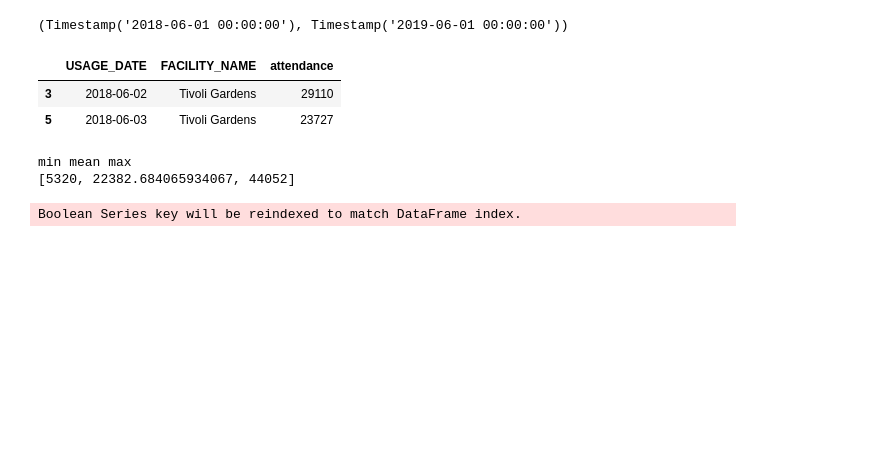
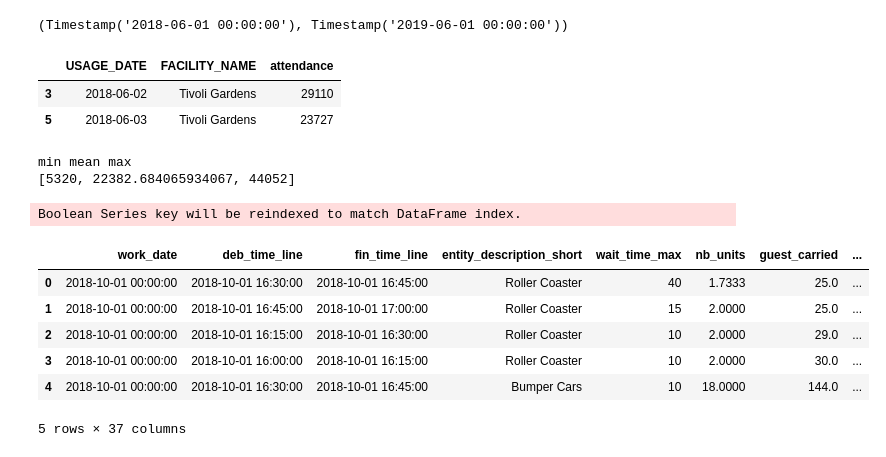
Before and after one commit to AntoineMellerio/regression-waiting-line-ElevenStrategy, a Jupyter notebook: notebooks/0-sandbox-Antoine.ipynb, the cells around one changed output. Cells and saved outputs as stored; diff of their text form; code cells hidden in the pictures; blank space fills up the shorter version.

```diff
--- a/notebooks/0-sandbox-Antoine.ipynb
+++ b/notebooks/0-sandbox-Antoine.ipynb
@@ -112,3 +112,14 @@ min mean max
 Boolean Series key will be reindexed to match DataFrame index.
 # %%
 fig.show()
+# %%
+df = pd.read_csv(os.path.join(data_path, 'all_data_clean.csv'))
+df.head()
+# %% [output]
+|  | work_date | deb_time_line | fin_time_line | entity_description_short | wait_time_max | nb_units | guest_carried | ... |
+| 0 | 2018-10-01 00:00:00 | 2018-10-01 16:30:00 | 2018-10-01 16:45:00 | Roller Coaster | 40 | 1.7333 | 25.0 | ... |
+| 1 | 2018-10-01 00:00:00 | 2018-10-01 16:45:00 | 2018-10-01 17:00:00 | Roller Coaster | 15 | 2.0000 | 25.0 | ... |
+| 2 | 2018-10-01 00:00:00 | 2018-10-01 16:15:00 | 2018-10-01 16:30:00 | Roller Coaster | 10 | 2.0000 | 29.0 | ... |
+| 3 | 2018-10-01 00:00:00 | 2018-10-01 16:00:00 | 2018-10-01 16:15:00 | Roller Coaster | 10 | 2.0000 | 30.0 | ... |
+| 4 | 2018-10-01 00:00:00 | 2018-10-01 16:30:00 | 2018-10-01 16:45:00 | Bumper Cars | 10 | 18.0000 | 144.0 | ... |
+5 rows × 37 columns
```
Also changed, not shown: 6 other files.
